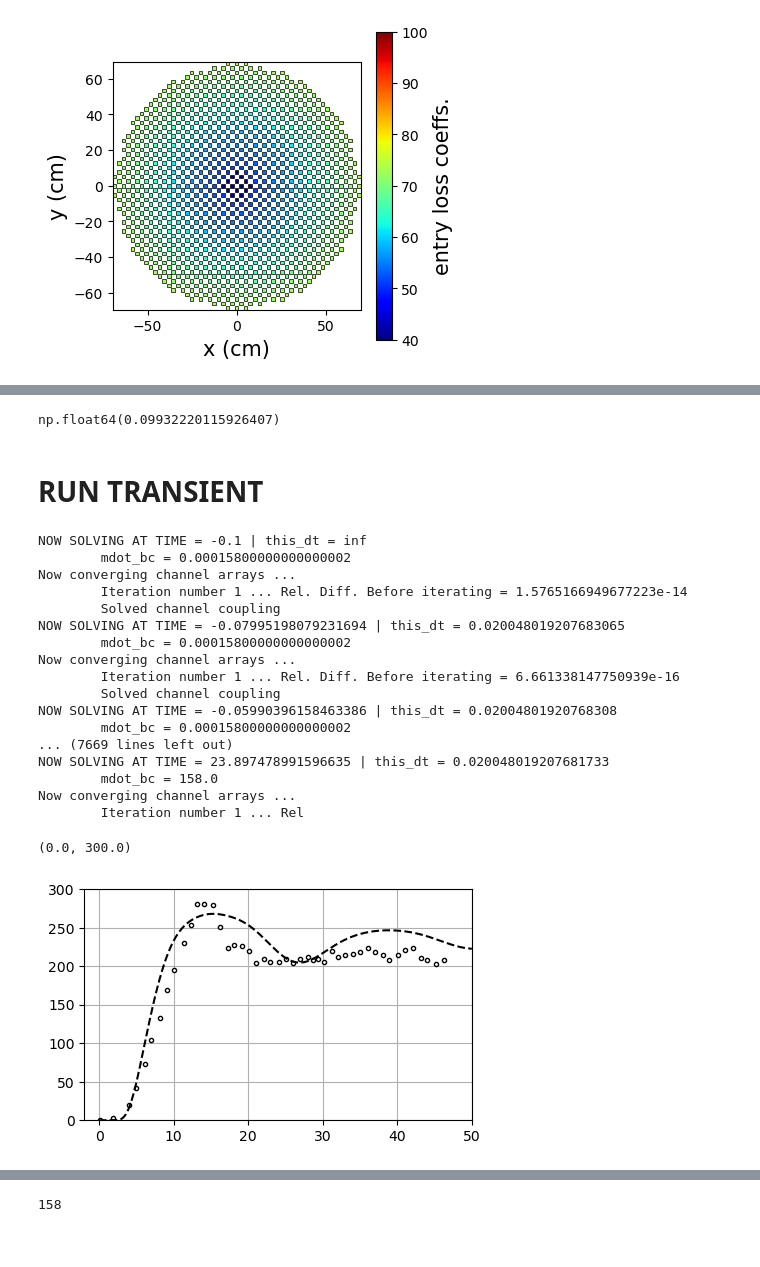
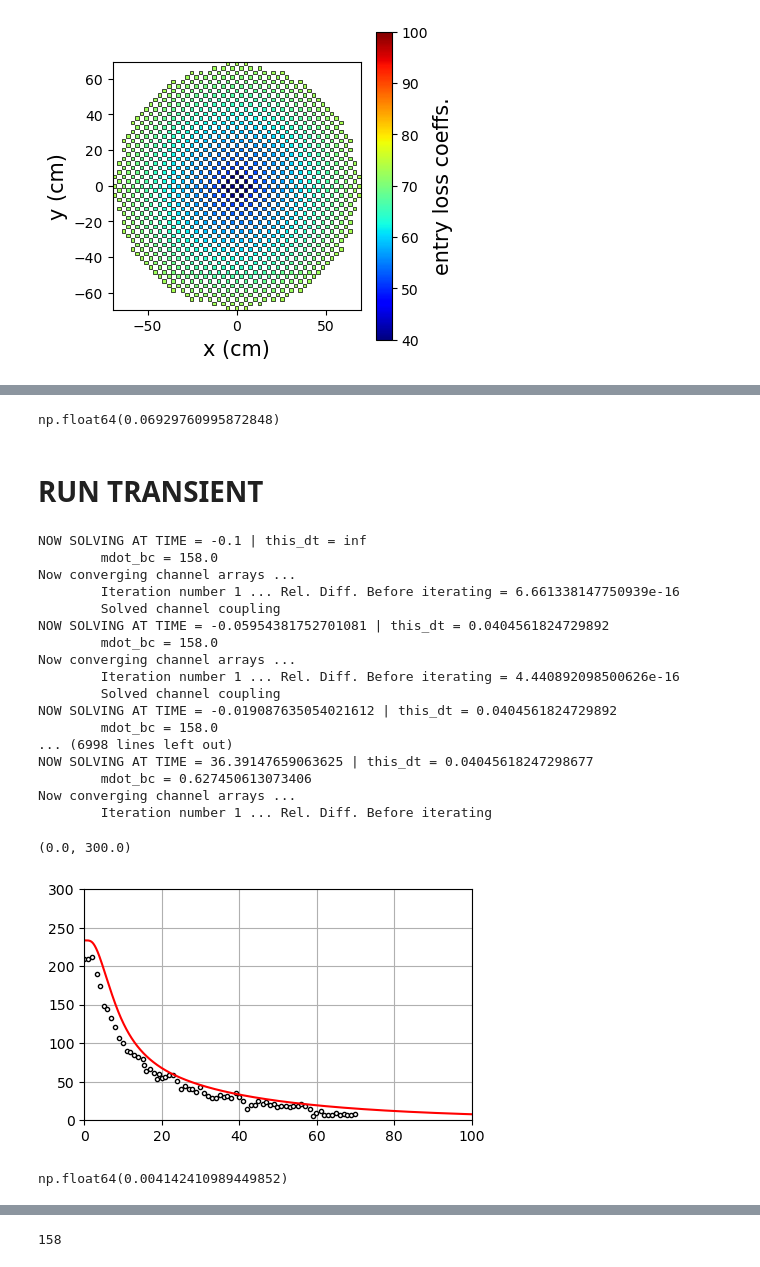
Before and after one commit to jfaulkner31/mothman, a Jupyter notebook: openmc_tallies_coastdown.ipynb, the cells around one changed output, grey strips where cells are left out. Saved outputs shown, nothing was run; the diff lists cells and outputs as text; code cells hidden in the pictures.

```diff
--- a/openmc_tallies_coastdown.ipynb
+++ b/openmc_tallies_coastdown.ipynb
@@ -40,7 +40,7 @@ So we need to normalize tally data by volume eventually.
 fluid = FluidRelation(cp=1983, mu=0.00744, k=1.44, rho_0 = 2715.13, drho_dT=-0.513)
 
 ### BC DATA ###
-mdot_csv = load_csv('Data/mass_flow_startup.csv')
+mdot_csv = load_csv('Data/msre_flow_coastdown.csv')
 MDOT_MAX = 158
 START_TIME = -100
 mdot_bc = MDOT_MAX / 100 * csv_interpolator(csv_df=mdot_csv, x_value=START_TIME, x_label='time', y_label='mdot')
@@ -51,8 +51,8 @@ half_area = 0.000143793581184000000
 full_dh = 0.0158276279311347000000
 half_dh = 0.0079138139655673500000
 
-temp_tolerance = 1
-max_temp_iterations = 10000
+temp_tolerance = 20
+max_temp_iterations = 100000
 nZones = 50
 
 L0 = 0.0
@@ -624,7 +628,7 @@ Iteration nuimber 2  and diff is 0.0
 # %%
 bypass_channel.mdot_bc / mdot_bc
 # %% [output]
-np.float64(0.09932220115926407)
+np.float64(0.06929760995872848)
 # %% [markdown]
 # RUN TRANSIENT
 # %%
@@ -714,59 +718,80 @@ for t_new in timesteps:
   t_prev = t_new
 # %% [output]
 NOW SOLVING AT TIME = -0.1 | this_dt = inf
-        mdot_bc = 0.00015800000000000002
-Now converging channel arrays ...
-        Iteration number 1 ... Rel. Diff. Before iterating = 1.5765166949677223e-14
-        Solved channel coupling
-NOW SOLVING AT TIME = -0.07995198079231694 | this_dt = 0.020048019207683065
-        mdot_bc = 0.00015800000000000002
+        mdot_bc = 158.0
 Now converging channel arrays ...
         Iteration number 1 ... Rel. Diff. Before iterating = 6.661338147750939e-16
         Solved channel coupling
-NOW SOLVING AT TIME = -0.05990396158463386 | this_dt = 0.02004801920768308
-        mdot_bc = 0.00015800000000000002
-... (7669 lines left out)
-NOW SOLVING AT TIME = 23.897478991596635 | this_dt = 0.020048019207681733
+NOW SOLVING AT TIME = -0.05954381752701081 | this_dt = 0.0404561824729892
         mdot_bc = 158.0
 Now converging channel arrays ...
-        Iteration number 1 ... Rel
+        Iteration number 1 ... Rel. Diff. Before iterating = 4.440892098500626e-16
+        Solved channel coupling
+NOW SOLVING AT TIME = -0.019087635054021612 | this_dt = 0.0404561824729892
+        mdot_bc = 158.0
+... (6998 lines left out)
+NOW SOLVING AT TIME = 36.39147659063625 | this_dt = 0.04045618247298677
+        mdot_bc = 0.627450613073406
+Now converging channel arrays ...
+        Iteration number 1 ... Rel. Diff. Before iterating
+# %%
+msre_integral_worth = 'Data/msre_integral_rod_worth.csv'
+msre_data = 'Data/msre_startup_datapoints.csv'
+
+df = pd.read_csv(msre_integral_worth)
+data = pd.read_csv(msre_data)
+
+z = df['z'].values
+rho = df[' rho'].values
+pos = data['pos'].values
+time_data = data['time'].values
+
+startup_values = np.interp(pos, z, rho)
+
+startup_base_insertion = startup_values[0]
 # %%
 ### EXP VALUES ###
 msre_integral_worth = 'Data/msre_integral_rod_worth.csv'
-msre_data = 'Data/msre_startup_datapoints.csv'
+msre_data = 'Data/msre_coastdown_datapoints.csv'
 
 df = pd.read_csv(msre_integral_worth)
 data = pd.read_csv(msre_data)
 
 z = df['z'].values
 rho = df[' rho'].values
 pos = data['pos'].values
 ornl_time_data = data['time'].values
 
 values = np.interp(pos, z, rho)
 base_insertion = values[0]
-startup_base_insertion = values[0]
 
-ornl_delta_rho_data = 1000*(values - base_insertion) # this is the data we calculated based on experimental values
+ornl_delta_rho_data = 1000*(values - startup_base_insertion) # this is the data we calculated based on experimental values
 
 # MAKE PLOT
 plt.figure(figsize=(5,3))
 plt.plot(ornl_time_data, ornl_delta_rho_data, 'ko', markerfacecolor='w', markersize=3)
 
+# COMPUTE STARTING VALUE
+beff_no_flow = (0.006478751114635639 - 0.004142410989449852)*10**5
+
 ### MY VALUES ###
 x = np.array(list(beta_eff_dict_mc.keys()))
 y_MC = beta_eff_dict_mc[-0.1] - np.array(list(beta_eff_dict_mc.values()))
-plt.plot(x, y_MC*10**5, 'k--')
+plt.plot(x, y_MC*10**5 + beff_no_flow, 'r-')
 # plt.plot(x[0::50], y[0::50]*10**5, 'ks', markerfacecolor='w')
 # plt.plot(x[0::50], y[0::50]*10**5, 'k+', markerfacecolor='w')
 
 # OTHER PLOTTING STUFF
 plt.grid()
-plt.xlim([-2,50])
+plt.xlim([0,100])
 plt.ylim([0,300])
 # %% [output]
 (0.0, 300.0)
-[figure, old version]
+[figure, new version]
+# %%
+beta_eff_dict_mc[-0.1]
+# %% [output]
+np.float64(0.004142410989449852)
 # %%
 ### PRINT CHANNEL RESIDENCE TIMES
 print("RESIDENCE TIMES")
```
Also changed, not shown: parts of 9 cells of this notebook, 4 other files.
